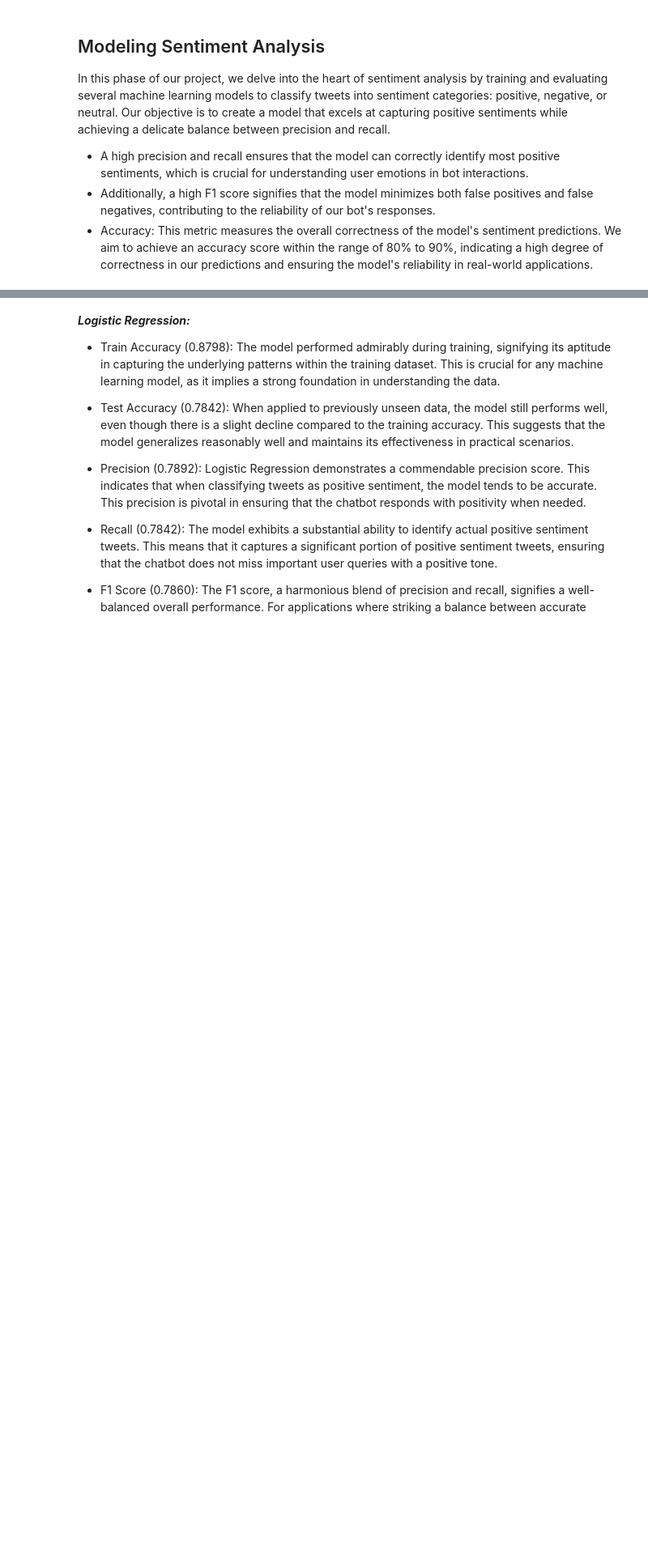
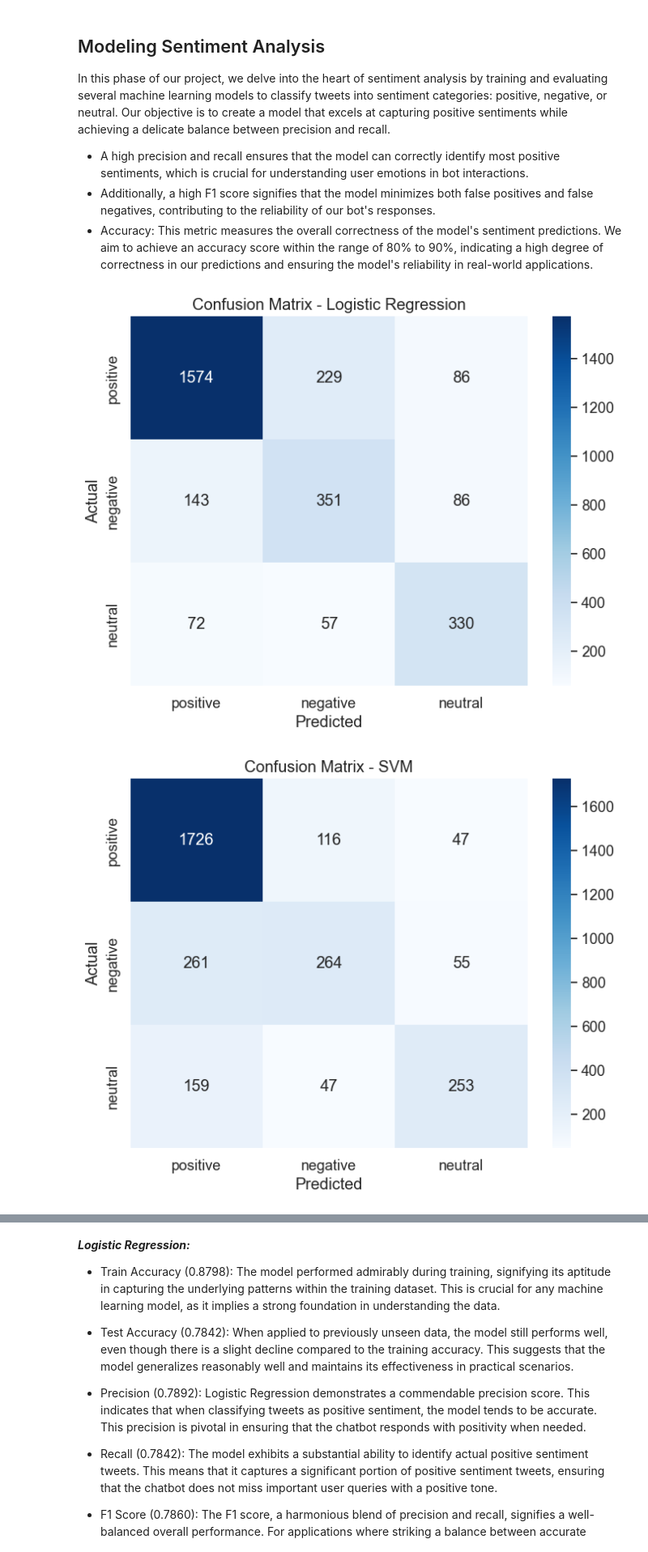
Before and after one commit to Kinuthiajoseph/Aviators-Phase-5-Project-Final, a Jupyter notebook: Jupyter Notebook 2.ipynb, the cells around one changed output, grey strips where cells are left out. Shown at 81% size. Saved outputs shown, nothing was run; the diff lists cells and outputs as text; code cells hidden in the pictures; blank space fills up the shorter version.

```diff
--- a/Jupyter Notebook 2.ipynb
+++ b/Jupyter Notebook 2.ipynb
@@ -1008,7 +1011,7 @@ X_train, X_test, y_train, y_test = preprocess_data(data, text_column='cleaned_tw
 def train_and_evaluate(X_train, y_train, X_test, y_test, classifier):
     # Defining a pipeline that includes TF-IDF vectorization, SMOTE, and the classifier
     pipeline = ImbPipeline([
-        ('tfidf', TfidfVectorizer()),
+        ('count_vectorizer', CountVectorizer()),
         ('smote', SMOTE(random_state=42)),
         ('classifier', classifier)
     ])
@@ -1035,46 +1038,53 @@ def train_and_evaluate(X_train, y_train, X_test, y_test, classifier):
 
     return pipeline, train_accuracy, test_accuracy, precision, recall, f1, conf_matrix
 # %%
-# This is the code you had written
-def train_and_evaluate_classifiers(X_train, y_train, X_test, y_test, class_labels, text_column='text'):
+ # A function that trains and evaluates multiple classifiers
+def train_and_evaluate_classifiers(X_train, y_train, X_test,
+                                   y_test, class_labels, classifiers):
     results = []
 
 
     for classifier_name, classifier in classifiers.items():
-        trained_model, train_acc, test_acc, precision, recall, f1, conf_matrix = train_and_evaluate(X_train, y_train, X_test, y_test, classifier)
-        results.append({
-            'Classifier': classifier_name,
-            'Train Accuracy': train_acc,
-            'Test Accuracy': test_acc,
-            'Precision': precision,
-            'Recall': recall,
-            'F1 Score': f1
-        })
+        trained_model, train_acc, test_acc, precision, recall, f1, conf_matrix\
+            = train_and_evaluate(X_train, y_train, X_test, y_test, classifier)
+        results.append({'Classifier': classifier_name,
+                        'Train Accuracy': train_acc,
+                        'Test Accuracy': test_acc,
+                        'Precision': precision,
+                        'Recall': recall,
+                        'F1 Score': f1
+                        })
 
-        # Display the confusion matrix as an image
+        # Displaying the confusion matrix
         plt.figure(figsize=(8, 6))
         sns.set(font_scale=1.2)
-        sns.heatmap(conf_matrix, annot=True, fmt='d', cmap='Blues', xticklabels=class_labels, yticklabels=class_labels)
+        sns.heatmap(conf_matrix, annot=True,
+                    fmt='d', cmap='Blues',
+                    xticklabels=class_labels,
+                    yticklabels=class_labels)
         plt.xlabel('Predicted')
         plt.ylabel('Actual')
         plt.title(f'Confusion Matrix - {classifier_name}')
         plt.show()
 
-    # Create a DataFrame to display the results
+    # Creating a DataFrame to display the results
     results_df = pd.DataFrame(results)
     return results_df
 
 
 class_labels = ['positive', 'negative', 'neutral']
 
-# Example usage:
+# calling the function
 classifiers = {
     'Logistic Regression': LogisticRegression(max_iter=1000, random_state=42),
     'SVM': SVC(),
     'Random Forest': RandomForestClassifier(n_estimators=100, max_depth=5, random_state=42),
     'Multinomial NB': MultinomialNB()  # Added MNB to the list of classifiers
 }
 
-results = train_and_evaluate_classifiers(X_train, y_train, X_test, y_test, class_labels, classifiers)
+results = train_and_evaluate_classifiers(X_train, y_train,
+                                         X_test, y_test, class_labels, classifiers)
 print(results)
 # %% [output]
+[figure, added]
+[figure, added]
```
Also changed, not shown: parts of 14 cells of this notebook, 2 other files.
